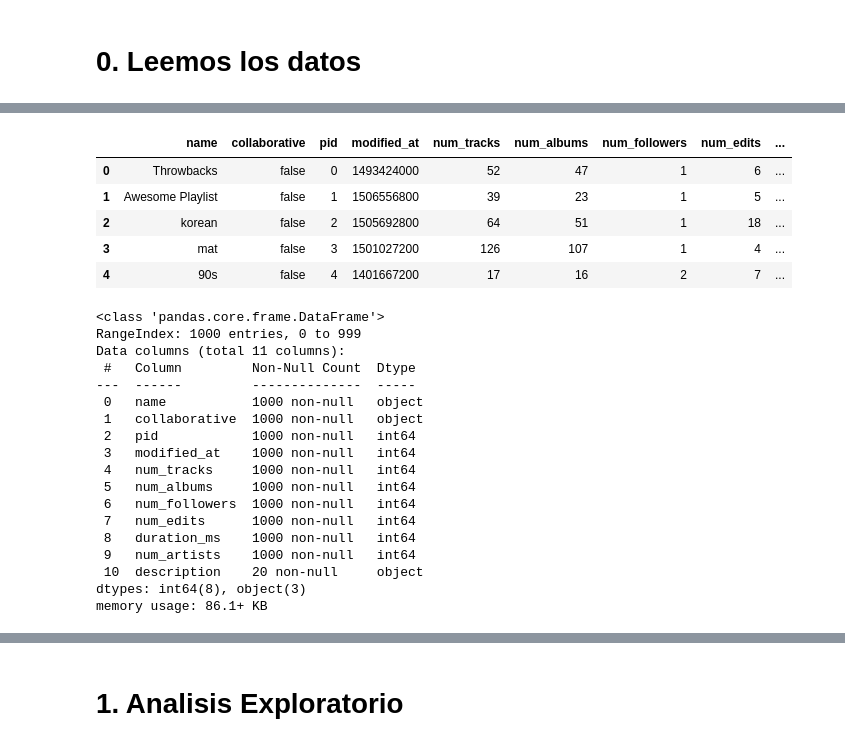
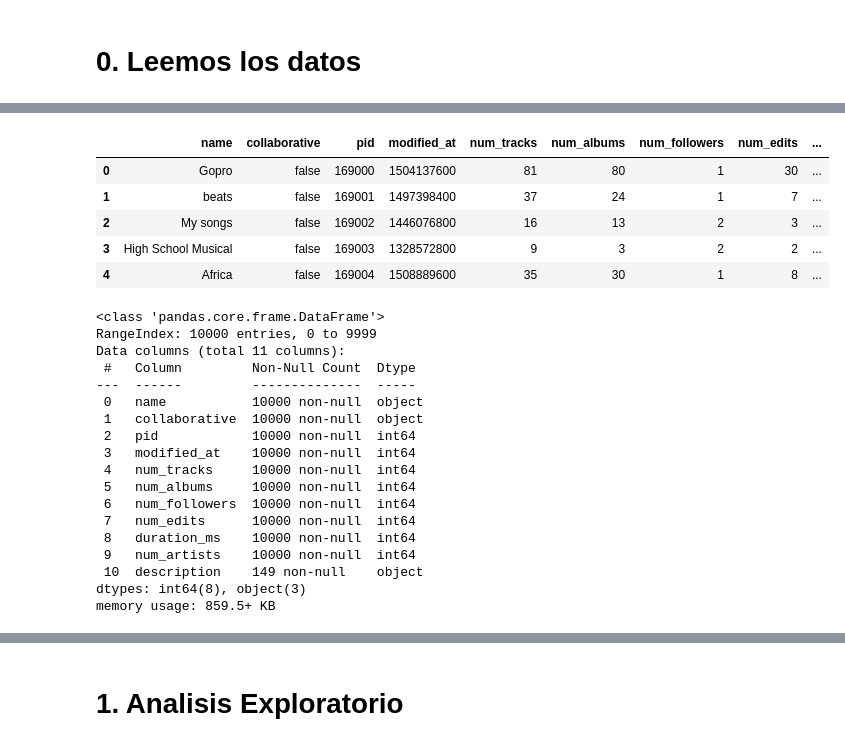
Before and after one commit to JavoAlejandro/Spotify_million_proj, a Jupyter notebook: avance.ipynb, the cells around one changed output, grey strips where cells are left out. Drawn from its saved outputs; the diff is of its cells as text; code cells hidden in the pictures.

```diff
--- a/avance.ipynb
+++ b/avance.ipynb
@@ -8,8 +12,7 @@ import matplotlib.pyplot as plt
+# %%
+paths = random.choices(archivos_json, k=10)
 # %%
 def read_json(path):
     with open(path) as f:
         data = json.load(f)
     return data
-
-path = 'data\mpd.slice.0-999.json'
-data = read_json(path)
@@ -25,0 +19,8 @@ playlist.head()
+# %%
+all_playlists = []
+for p in paths:
+    data = read_json(f"data\{p}")
+    playlist = pd.DataFrame(data['playlists'])
+    all_playlists.append(playlist)
+# %%
+playlists = pd.concat(all_playlists, ignore_index=True)
@@ -45,36 +55,36 @@ for index, row in playlist.iterrows():
         track_data['pid'] = row['pid']  # añadimos el id de la playlist para mantener la referencia
         expanded_tracks_df = pd.concat([expanded_tracks_df, track_data], ignore_index=True)
 # %%
-playlist.drop("tracks", axis=1, inplace=True)
-playlist.head()
+playlists.drop("tracks", axis=1, inplace=True)
+playlists.head()
 # %% [output]
 |  | name | collaborative | pid | modified_at | num_tracks | num_albums | num_followers | num_edits | ... |
-| 0 | Throwbacks | false | 0 | 1493424000 | 52 | 47 | 1 | 6 | ... |
-| 1 | Awesome Playlist | false | 1 | 1506556800 | 39 | 23 | 1 | 5 | ... |
-| 2 | korean | false | 2 | 1505692800 | 64 | 51 | 1 | 18 | ... |
-| 3 | mat | false | 3 | 1501027200 | 126 | 107 | 1 | 4 | ... |
-| 4 | 90s | false | 4 | 1401667200 | 17 | 16 | 2 | 7 | ... |
+| 0 | Gopro | false | 169000 | 1504137600 | 81 | 80 | 1 | 30 | ... |
+| 1 | beats | false | 169001 | 1497398400 | 37 | 24 | 1 | 7 | ... |
+| 2 | My songs | false | 169002 | 1446076800 | 16 | 13 | 2 | 3 | ... |
+| 3 | High School Musical | false | 169003 | 1328572800 | 9 | 3 | 2 | 2 | ... |
+| 4 | Africa | false | 169004 | 1508889600 | 35 | 30 | 1 | 8 | ... |
 # %%
-playlist.info()
+playlists.info()
 # %% [output]
 <class 'pandas.core.frame.DataFrame'>
-RangeIndex: 1000 entries, 0 to 999
+RangeIndex: 10000 entries, 0 to 9999
 Data columns (total 11 columns):
  #   Column         Non-Null Count  Dtype
 ---  ------         --------------  -----
- 0   name           1000 non-null   object
- 1   collaborative  1000 non-null   object
- 2   pid            1000 non-null   int64
- 3   modified_at    1000 non-null   int64
- 4   num_tracks     1000 non-null   int64
- 5   num_albums     1000 non-null   int64
- 6   num_followers  1000 non-null   int64
- 7   num_edits      1000 non-null   int64
- 8   duration_ms    1000 non-null   int64
- 9   num_artists    1000 non-null   int64
- 10  description    20 non-null     object
+ 0   name           10000 non-null  object
+ 1   collaborative  10000 non-null  object
+ 2   pid            10000 non-null  int64
+ 3   modified_at    10000 non-null  int64
+ 4   num_tracks     10000 non-null  int64
+ 5   num_albums     10000 non-null  int64
+ 6   num_followers  10000 non-null  int64
+ 7   num_edits      10000 non-null  int64
+ 8   duration_ms    10000 non-null  int64
+ 9   num_artists    10000 non-null  int64
+ 10  description    149 non-null    object
 dtypes: int64(8), object(3)
-memory usage: 86.1+ KB
+memory usage: 859.5+ KB
 # %%
 expanded_tracks_df.head()
 # %% [output]
```
Also changed, not shown: parts of 24 cells of this notebook.
